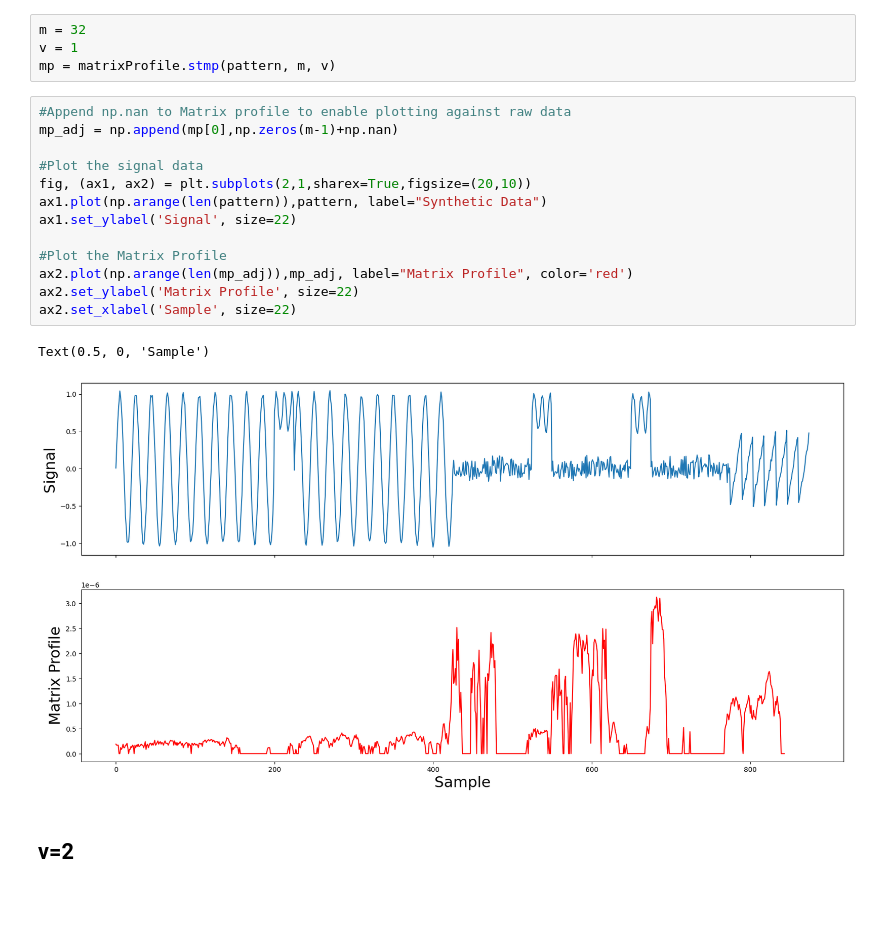
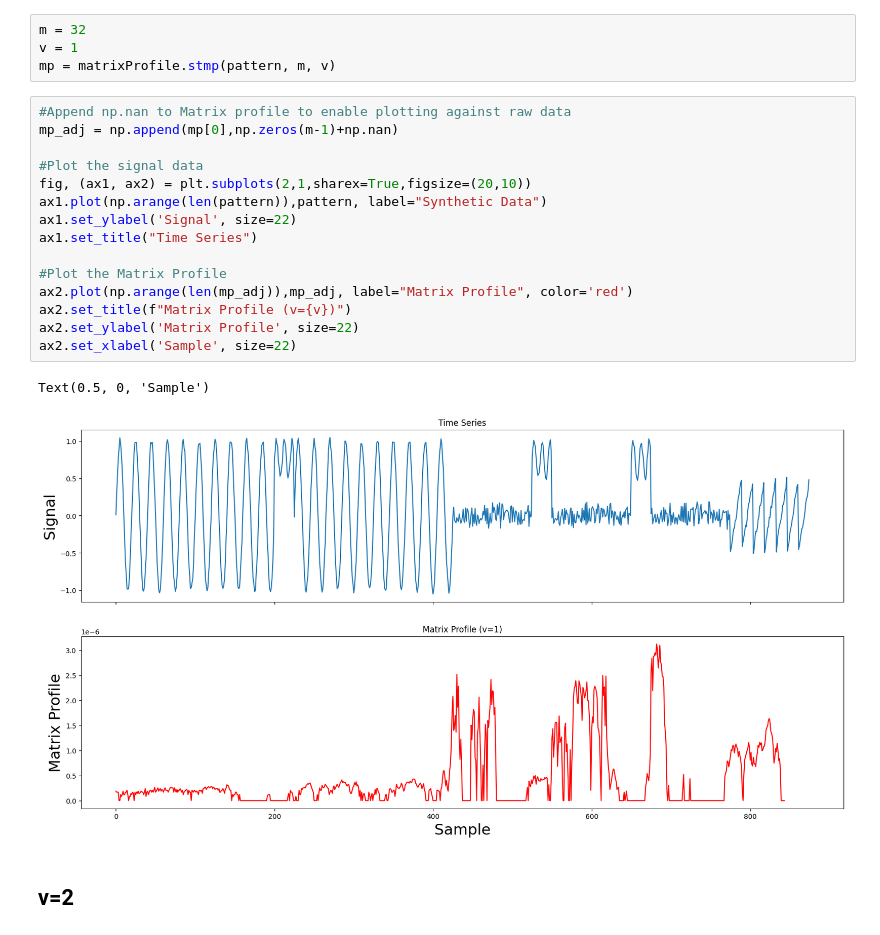
Before and after one commit to S-Nap4/matrixprofile-ts, a Jupyter notebook: docs/examples/Matrix_Profile_Tutorial.ipynb, the cells around one changed output. Drawn from its saved outputs; the diff is of its cells as text; blank space fills up the shorter version.

```diff
--- a/docs/examples/Matrix_Profile_Tutorial.ipynb
+++ b/docs/examples/Matrix_Profile_Tutorial.ipynb
@@ -36,19 +36,21 @@ mp = matrixProfile.stmp(pattern, m, v)
 # %%
 #Append np.nan to Matrix profile to enable plotting against raw data
 mp_adj = np.append(mp[0],np.zeros(m-1)+np.nan)
 
 #Plot the signal data
 fig, (ax1, ax2) = plt.subplots(2,1,sharex=True,figsize=(20,10))
 ax1.plot(np.arange(len(pattern)),pattern, label="Synthetic Data")
 ax1.set_ylabel('Signal', size=22)
+ax1.set_title("Time Series")
 
 #Plot the Matrix Profile
 ax2.plot(np.arange(len(mp_adj)),mp_adj, label="Matrix Profile", color='red')
+ax2.set_title(f"Matrix Profile (v={v})")
 ax2.set_ylabel('Matrix Profile', size=22)
 ax2.set_xlabel('Sample', size=22)
 # %% [output]
 Text(0.5, 0, 'Sample')
-[figure, old version]
+[figure, new version]
 # %% [markdown]
 ## **v=2**
 # %%
```
Also changed, not shown: parts of 6 cells of this notebook.
